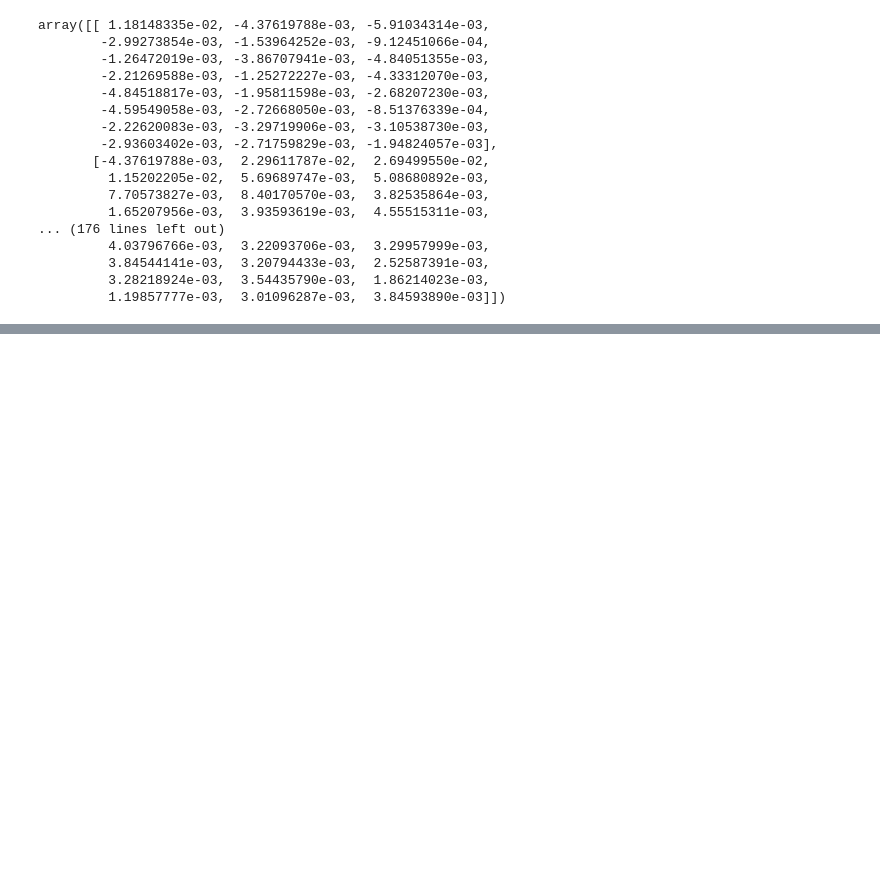
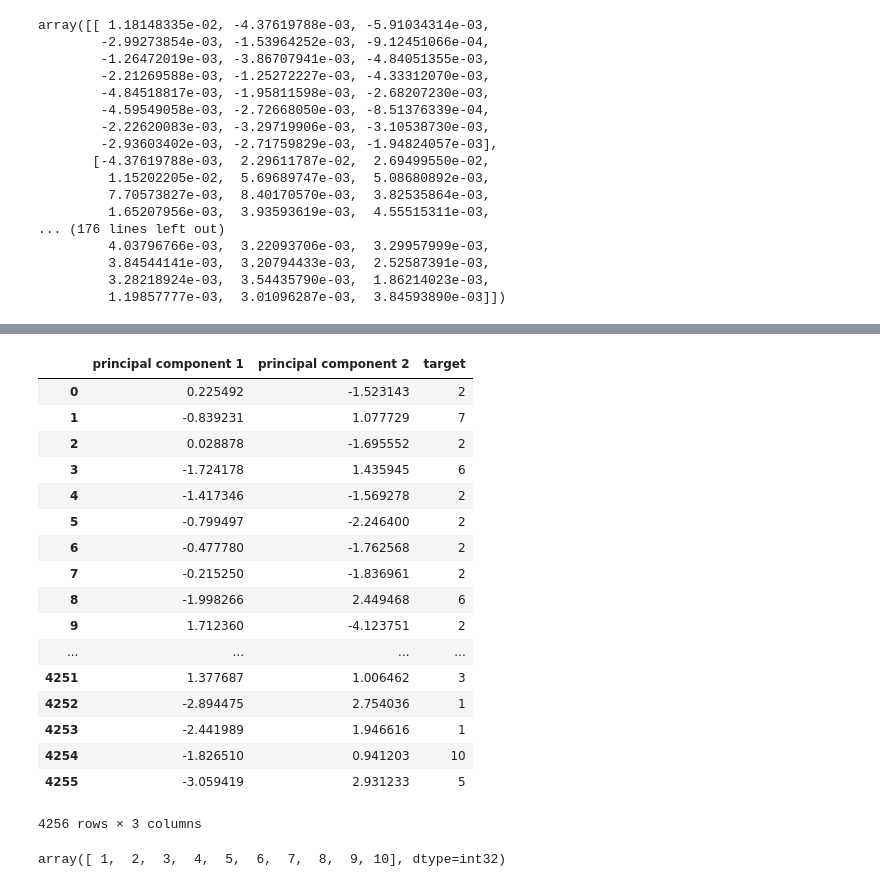
Before and after one commit to apurvmishra99/inf2b, a Jupyter notebook: task1_explore.ipynb, the cells around one changed output, grey strips where cells are left out. Cells and saved outputs as stored; diff of their text form; code cells hidden in the pictures; blank space fills up the shorter version.

```diff
--- a/task1_explore.ipynb
+++ b/task1_explore.ipynb
@@ -451,0 +462,25 @@ array([[ 9.60535819e-01,  7.97764773e-01,  4.35279913e-01,
+# %%
+finalDf
+# %% [output]
+|  | principal component 1 | principal component 2 | target |
+| 0 | 0.225492 | -1.523143 | 2 |
+| 1 | -0.839231 | 1.077729 | 7 |
+| 2 | 0.028878 | -1.695552 | 2 |
+| 3 | -1.724178 | 1.435945 | 6 |
+| 4 | -1.417346 | -1.569278 | 2 |
+| 5 | -0.799497 | -2.246400 | 2 |
+| 6 | -0.477780 | -1.762568 | 2 |
+| 7 | -0.215250 | -1.836961 | 2 |
+| 8 | -1.998266 | 2.449468 | 6 |
+| 9 | 1.712360 | -4.123751 | 2 |
+| ... | ... | ... | ... |
+| 4251 | 1.377687 | 1.006462 | 3 |
+| 4252 | -2.894475 | 2.754036 | 1 |
+| 4253 | -2.441989 | 1.946616 | 1 |
+| 4254 | -1.826510 | 0.941203 | 10 |
+| 4255 | -3.059419 | 2.931233 | 5 |
+4256 rows × 3 columns
+# %%
+np.unique(Y_species)
+# %% [output]
+array([ 1,  2,  3,  4,  5,  6,  7,  8,  9, 10], dtype=int32)
```
Also changed, not shown: parts of 34 cells of this notebook, 3 other files.
